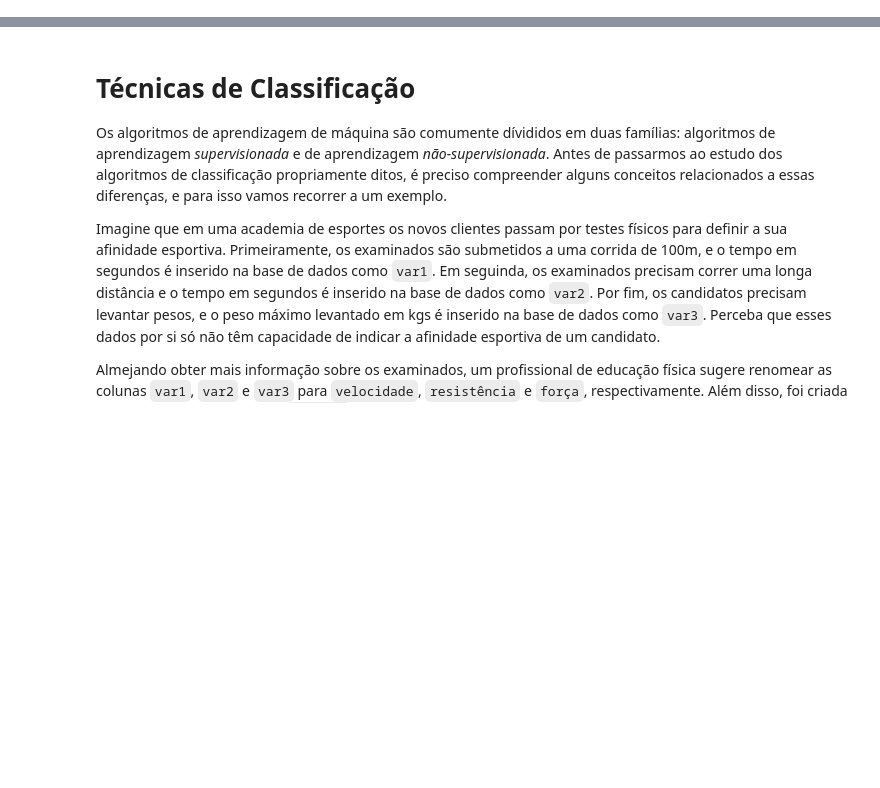
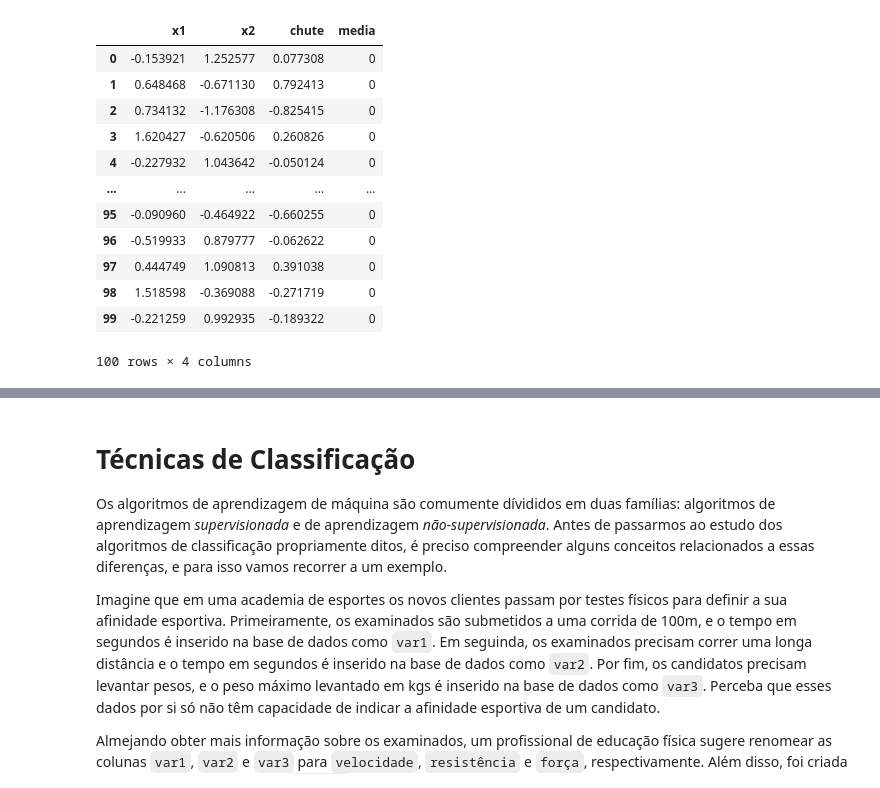
Before and after one commit to samicoluiz/laai_algos_classificacao, a Jupyter notebook: algos_classificacao.ipynb, the cells around one changed output, grey strips where cells are left out. Drawn from its saved outputs; the diff is of its cells as text; code cells hidden in the pictures; blank space fills up the shorter version.

```diff
--- a/algos_classificacao.ipynb
+++ b/algos_classificacao.ipynb
@@ -0,0 +17,22 @@
+# %%
+# Criando uma base de dados com 100 linhas e 2 colunas, e valores variando entre 0 e 1
+df_pre = pd.DataFrame(np.random.normal(0, 1, size=(100, 2)), columns=['x1', 'x2'])
+# Tentando prever os valores de x1 através de chutes aleatórios e armazenndo os resultados em uma nova coluna 'chute'
+df_pre["chute"] = np.random.default_rng().uniform(-1, 1, size=(100))
+# Tentando prever os valores de x1 utilizando a média e armazenando os resultados em uma nova coluna 'media'
+df_pre["media"] = 0
+df_pre
+# %% [output]
+|  | x1 | x2 | chute | media |
+| 0 | -0.153921 | 1.252577 | 0.077308 | 0 |
+| 1 | 0.648468 | -0.671130 | 0.792413 | 0 |
+| 2 | 0.734132 | -1.176308 | -0.825415 | 0 |
+| 3 | 1.620427 | -0.620506 | 0.260826 | 0 |
+| 4 | -0.227932 | 1.043642 | -0.050124 | 0 |
+| ... | ... | ... | ... | ... |
+| 95 | -0.090960 | -0.464922 | -0.660255 | 0 |
+| 96 | -0.519933 | 0.879777 | -0.062622 | 0 |
+| 97 | 0.444749 | 1.090813 | 0.391038 | 0 |
+| 98 | 1.518598 | -0.369088 | -0.271719 | 0 |
+| 99 | -0.221259 | 0.992935 | -0.189322 | 0 |
+100 rows × 4 columns
```
Also changed, not shown: parts of 5 cells of this notebook.
